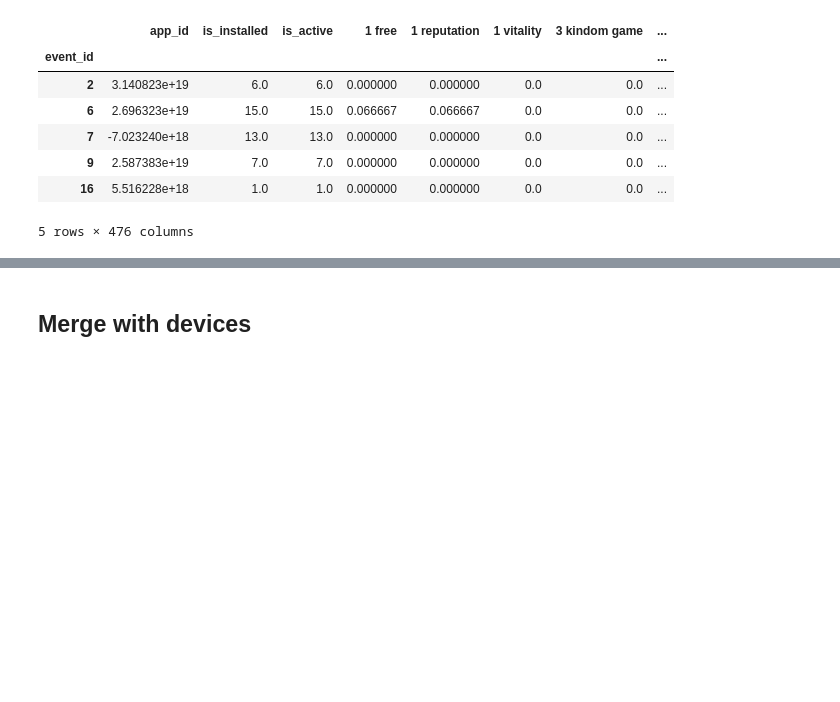
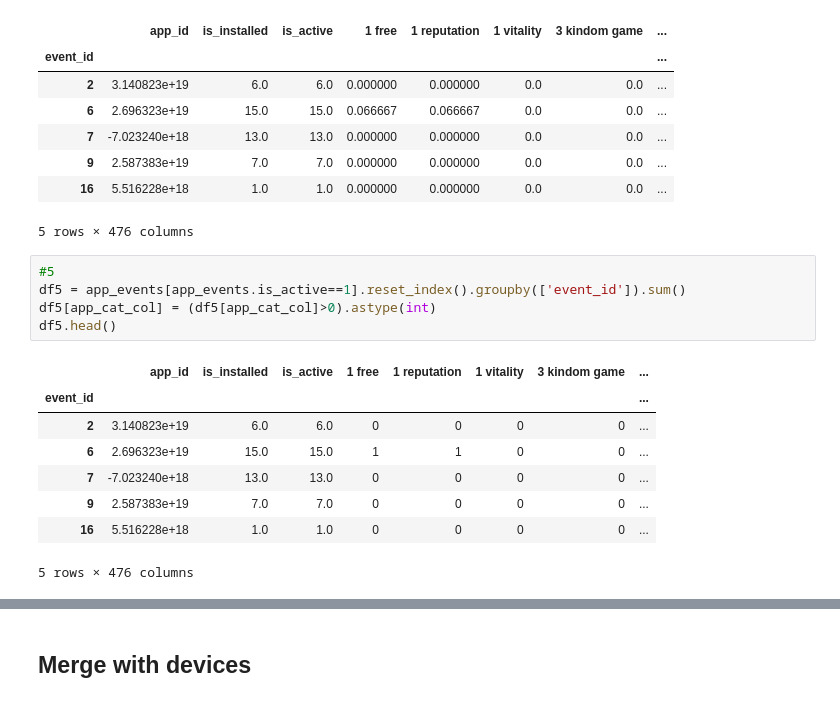
Before and after one commit to joostgp/kaggle_talkingdata, a Jupyter notebook: analysis_app_events.ipynb, the cells around one changed output, grey strips where cells are left out. Cells and saved outputs as stored; diff of their text form; blank space fills up the shorter version.

Commit message:
feat: new features groups

```diff
--- a/analysis_app_events.ipynb
+++ b/analysis_app_events.ipynb
@@ -209,3 +211,17 @@ df4.head(5)
 | 9 | 2.587383e+19 | 7.0 | 7.0 | 0.000000 | 0.000000 | 0.0 | 0.0 | ... |
 | 16 | 5.516228e+18 | 1.0 | 1.0 | 0.000000 | 0.000000 | 0.0 | 0.0 | ... |
 5 rows × 476 columns
+# %%
+#5
+df5 = app_events[app_events.is_active==1].reset_index().groupby(['event_id']).sum()
+df5[app_cat_col] = (df5[app_cat_col]>0).astype(int)
+df5.head()
+# %% [output]
+|  | app_id | is_installed | is_active | 1 free | 1 reputation | 1 vitality | 3 kindom game | ... |
+| event_id |  |  |  |  |  |  |  | ... |
+| 2 | 3.140823e+19 | 6.0 | 6.0 | 0 | 0 | 0 | 0 | ... |
+| 6 | 2.696323e+19 | 15.0 | 15.0 | 1 | 1 | 0 | 0 | ... |
+| 7 | -7.023240e+18 | 13.0 | 13.0 | 0 | 0 | 0 | 0 | ... |
+| 9 | 2.587383e+19 | 7.0 | 7.0 | 0 | 0 | 0 | 0 | ... |
+| 16 | 5.516228e+18 | 1.0 | 1.0 | 0 | 0 | 0 | 0 | ... |
+5 rows × 476 columns
```
Also changed, not shown: parts of 2 cells of this notebook, 10 other files.
